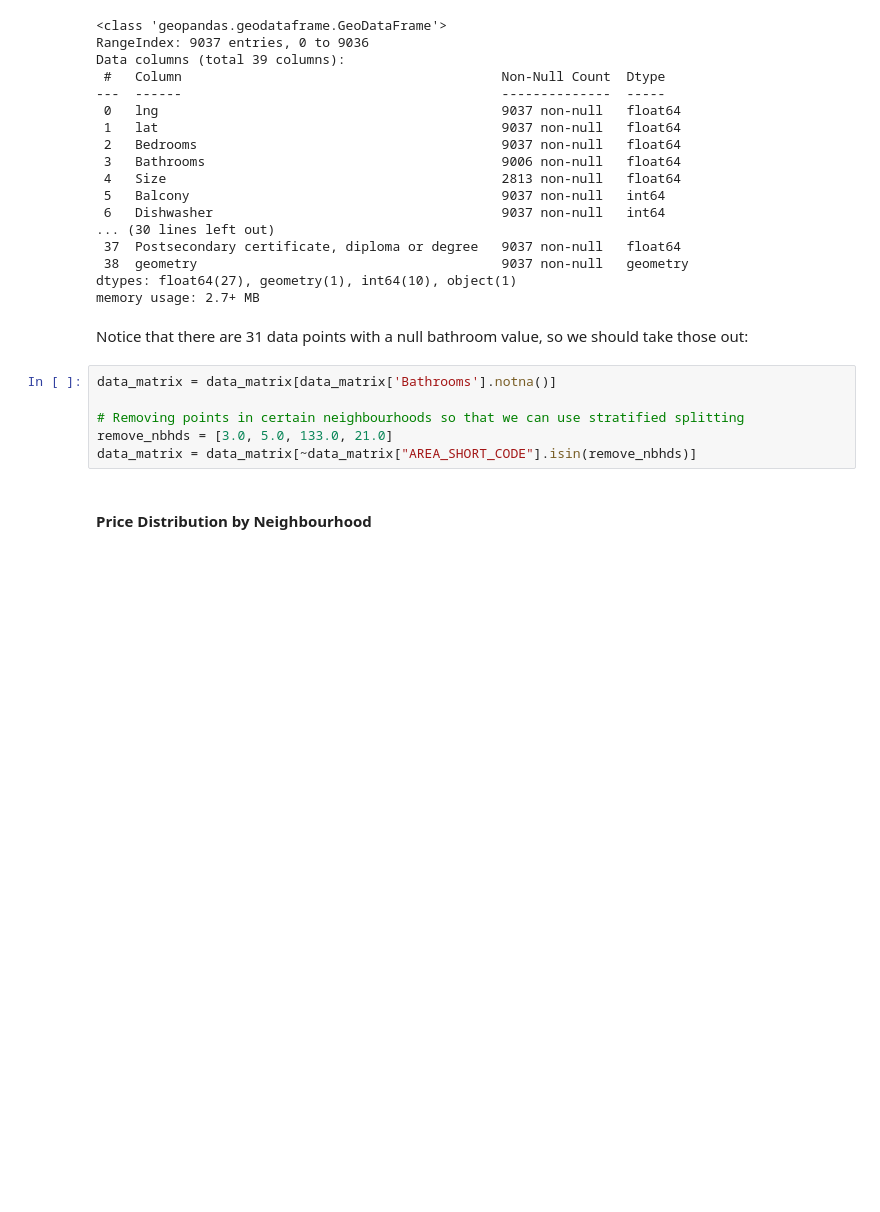
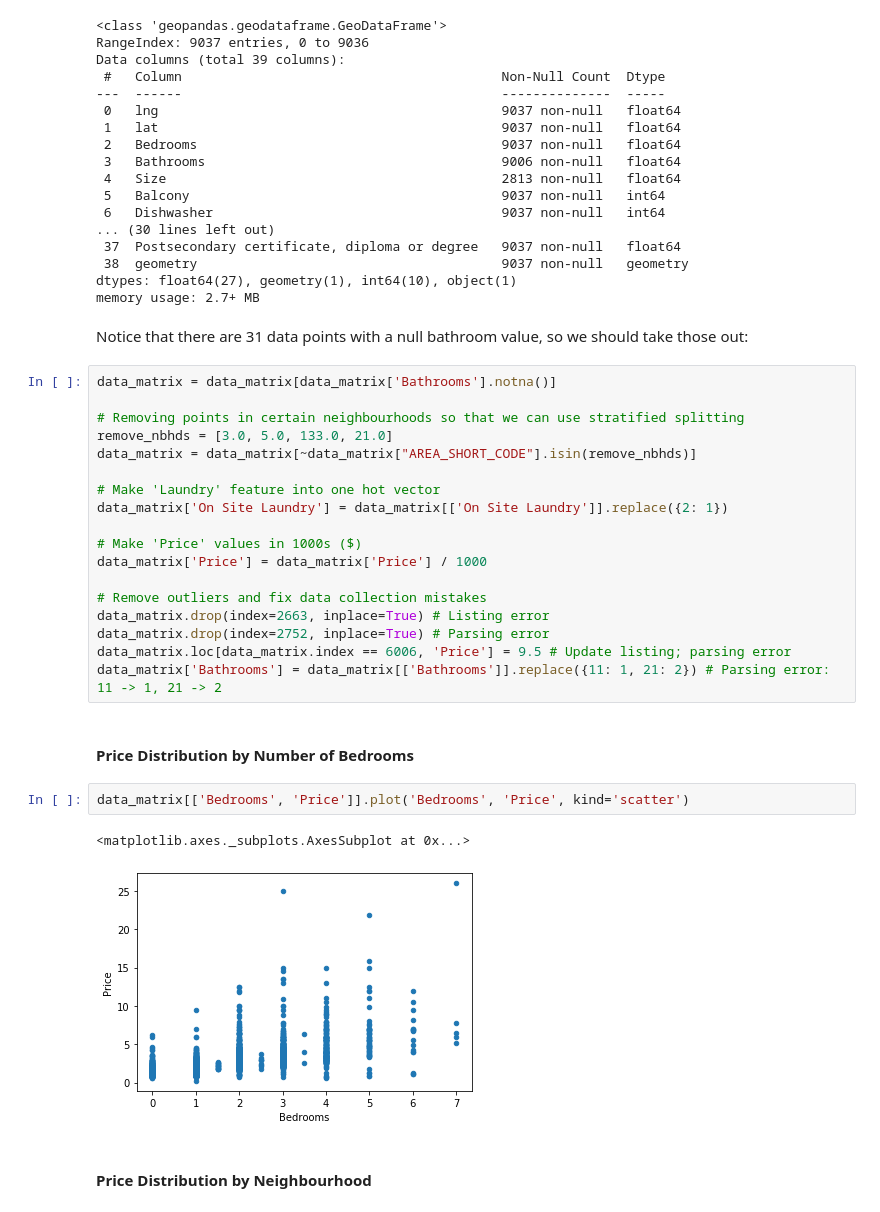
Before and after one commit to pablolaw/Apartment-Prices, a Jupyter notebook: Toronto Rent by Neighbourhood.ipynb, the cells around one changed output. Saved outputs shown, nothing was run; the diff lists cells and outputs as text; blank space fills up the shorter version.

```diff
--- a/Toronto Rent by Neighbourhood.ipynb
+++ b/Toronto Rent by Neighbourhood.ipynb
@@ -143,6 +149,25 @@ data_matrix = data_matrix[data_matrix['Bathrooms'].notna()]
 # Removing points in certain neighbourhoods so that we can use stratified splitting
 remove_nbhds = [3.0, 5.0, 133.0, 21.0]
 data_matrix = data_matrix[~data_matrix["AREA_SHORT_CODE"].isin(remove_nbhds)]
+
+# Make 'Laundry' feature into one hot vector
+data_matrix['On Site Laundry'] = data_matrix[['On Site Laundry']].replace({2: 1})
+
+# Make 'Price' values in 1000s ($)
+data_matrix['Price'] = data_matrix['Price'] / 1000
+
+# Remove outliers and fix data collection mistakes
+data_matrix.drop(index=2663, inplace=True) # Listing error
+data_matrix.drop(index=2752, inplace=True) # Parsing error
+data_matrix.loc[data_matrix.index == 6006, 'Price'] = 9.5 # Update listing; parsing error
+data_matrix['Bathrooms'] = data_matrix[['Bathrooms']].replace({11: 1, 21: 2}) # Parsing error: 11 -> 1, 21 -> 2
+# %% [markdown]
+#### Price Distribution by Number of Bedrooms
+# %%
+data_matrix[['Bedrooms', 'Price']].plot('Bedrooms', 'Price', kind='scatter')
+# %% [output]
+<matplotlib.axes._subplots.AxesSubplot at 0x...>
+[figure, added]
 # %% [markdown]
 #### Price Distribution by Neighbourhood
 # %%
```
Also changed, not shown: parts of 91 cells of this notebook, 4 other files.
